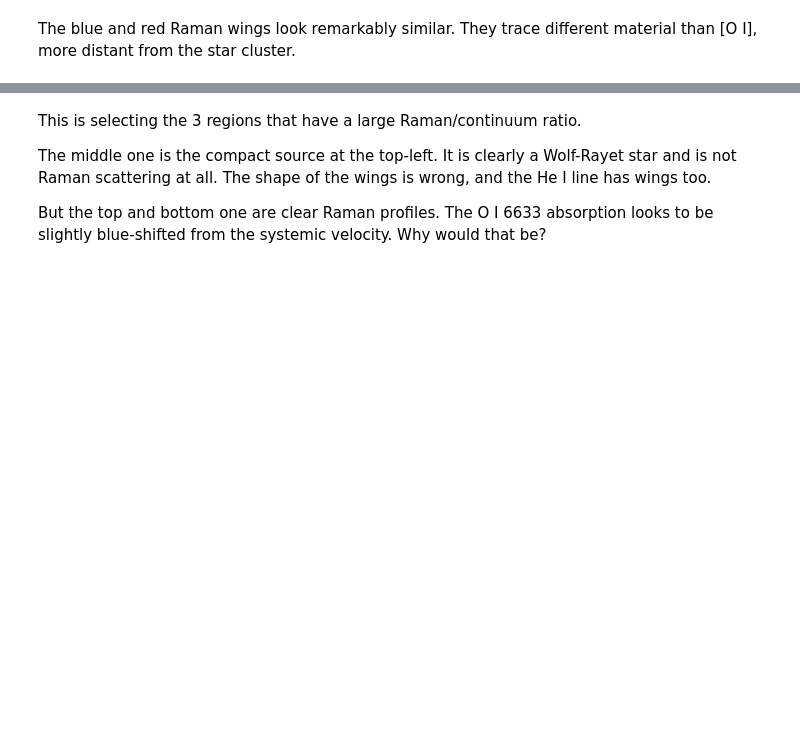
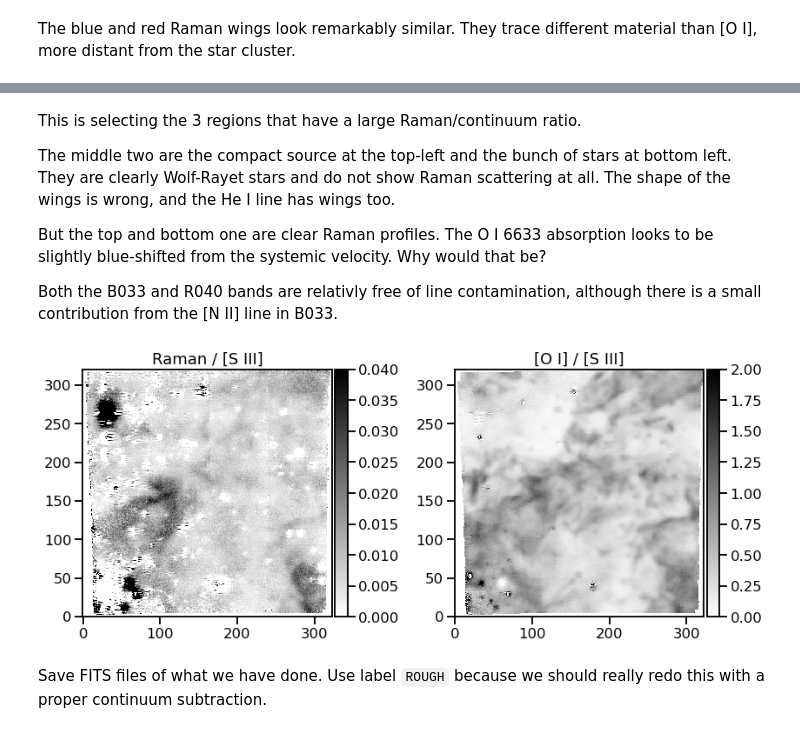
Before and after one commit to will-henney/muse-hii-regions, a Jupyter notebook: notebooks/05-01-LMC-30Dor-subcube-test.ipynb, the cells around one changed output, grey strips where cells are left out. Cells and saved outputs as stored; diff of their text form; code cells hidden in the pictures; blank space fills up the shorter version.

```diff
--- a/notebooks/05-01-LMC-30Dor-subcube-test.ipynb
+++ b/notebooks/05-01-LMC-30Dor-subcube-test.ipynb
@@ -198,6 +207,25 @@ ax.set(
 # %% [markdown]
 This is selecting the 3 regions that have a large Raman/continuum ratio.
 
-The middle one is the compact source at the top-left.  It is clearly a Wolf-Rayet star and is not Raman scattering at all.  The shape of the wings is wrong, and the He I line has wings too.
+The middle two are the compact source at the top-left and the bunch of stars at bottom left.  They are clearly Wolf-Rayet stars and do not show Raman scattering at all.  The shape of the wings is wrong, and the He I line has wings too.
 
 But the top and bottom one are clear Raman profiles. The O I 6633 absorption looks to be slightly blue-shifted from the systemic velocity.  Why would that be?
+
+Both the B033 and R040 bands are relativly free of line contamination, although there is a small contribution from the [N II] line in B033.
+# %%
+fig, axes = plt.subplots(1, 2, figsize=(12, 6))
+((raman_R040 + raman_B033) /  siii6312map).plot(
+    ax=axes[0], vmin=0, vmax=0.04, cmap="gray_r", colorbar="v",
+)
+(oi6300map / siii6312map).plot(
+    ax=axes[1], vmin=0, vmax=2.0, cmap="gray_r", colorbar="v",
+)
+axes[0].set_title("Raman / [S III]")
+axes[1].set_title("[O I] / [S III]")
+
+
+fig.tight_layout()
+# %% [output]
+[figure, added]
+# %% [markdown]
+Save FITS files of what we have done. Use label `ROUGH` because we should really redo this with a proper continuum subtraction.
```
Also changed, not shown: parts of 4 cells of this notebook, 8 other files.
